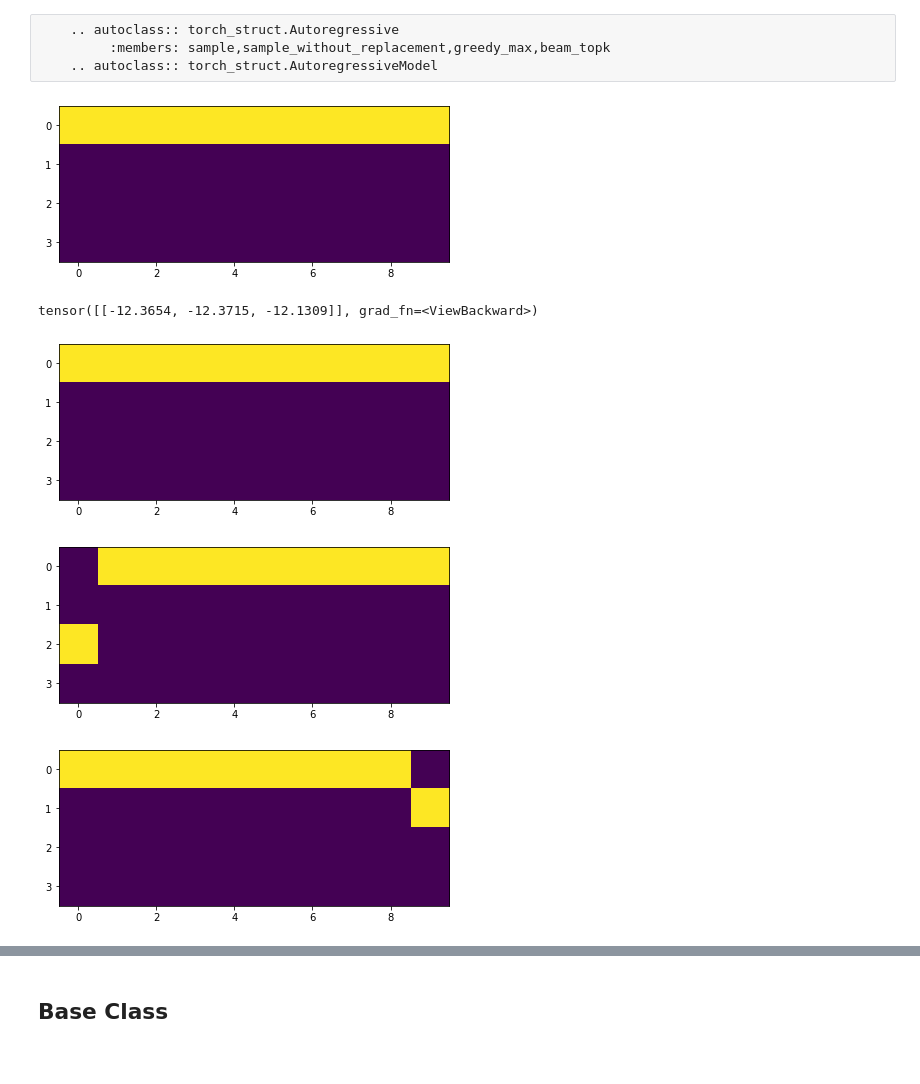
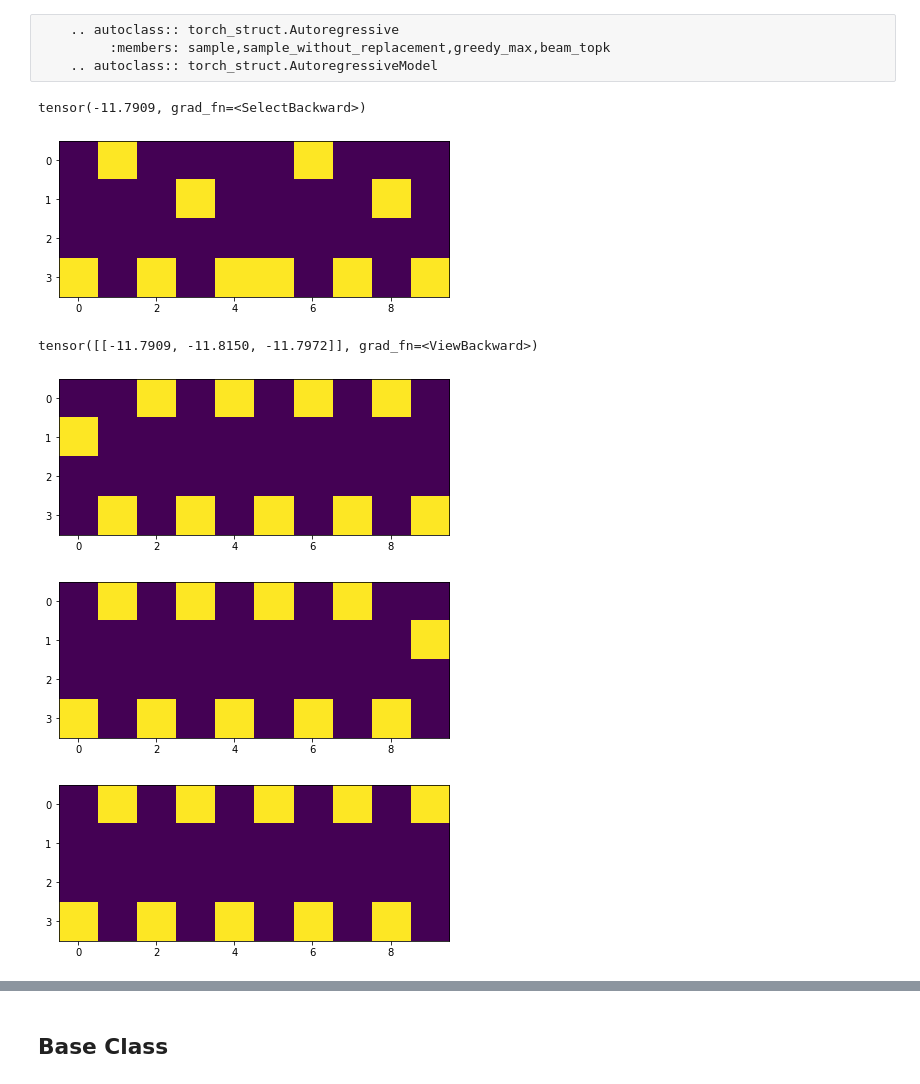
Before and after one commit to harvardnlp/pytorch-struct, a Jupyter notebook: docs/source/model.ipynb, the cells around one changed output, grey strips where cells are left out. Drawn from its saved outputs; the diff is of its cells as text; code cells hidden in the pictures.

```diff
--- a/docs/source/model.ipynb
+++ b/docs/source/model.ipynb
@@ -229,36 +200,46 @@ def show_ar(chain):
      plt.imshow(chain.detach().transpose(0, 1))
 
 class RNN_AR(torch.nn.Module):
-    def __init__(self):
+    def __init__(self, sparse=True):
         super().__init__()
-        self.rnn = torch.nn.LSTM(H, H, batch_first=True)
+        self.sparse = sparse
+        self.rnn = torch.nn.RNN(H, H, batch_first=True)
         self.proj = torch.nn.Linear(H, C)
-        self.embed = torch.nn.Embedding(C, H)
+        if sparse:
+            self.embed = torch.nn.Embedding(C, H)
+        else:
+            self.embed = torch.nn.Linear(C, H)
 
     def forward(self, inputs, state):
+        if not self.sparse and inputs.dim() == 2:
+            inputs = torch.nn.functional.one_hot(inputs, C).float()
         inputs = self.embed(inputs)
-        out, state = self.rnn(inputs, t(state))
-        return self.proj(out), t(state)
+        out, state = self.rnn(inputs, t(state)[0])
+        out = self.proj(out)
+        return out, t((state,))
+
 
 dist = torch_struct.Autoregressive(RNN_AR(), init, C, N)
 # %%
-path = dist.greedy_argmax()
+path, scores, _ = dist.greedy_max()
 show_ar(path[0])
+print(scores[0])
 # %% [output]
+tensor(-11.7909, grad_fn=<SelectBackward>)
-[figure, old version]
+[figure, new version]
 # %%
 dist.log_prob(path.unsqueeze(0))
 # %% [output]
-tensor([[-12.3654, -12.3715, -12.1309]], grad_fn=<ViewBackward>)
+tensor([[-11.7909, -11.8150, -11.7972]], grad_fn=<ViewBackward>)
 # %%
 out = dist.beam_topk(5)[:, 0]
 for i in range(3):
     show_ar(out[i])
     plt.show()
 # %% [output]
-[figure, old version]
+[figure, new version]
-[figure, old version]
+[figure, new version]
-[figure, old version]
+[figure, new version]
 # %%
 out = dist.sample((5,))[:, 0 ]
 print(out.shape)
```
Also changed, not shown: parts of 24 cells of this notebook, 2 other files.
